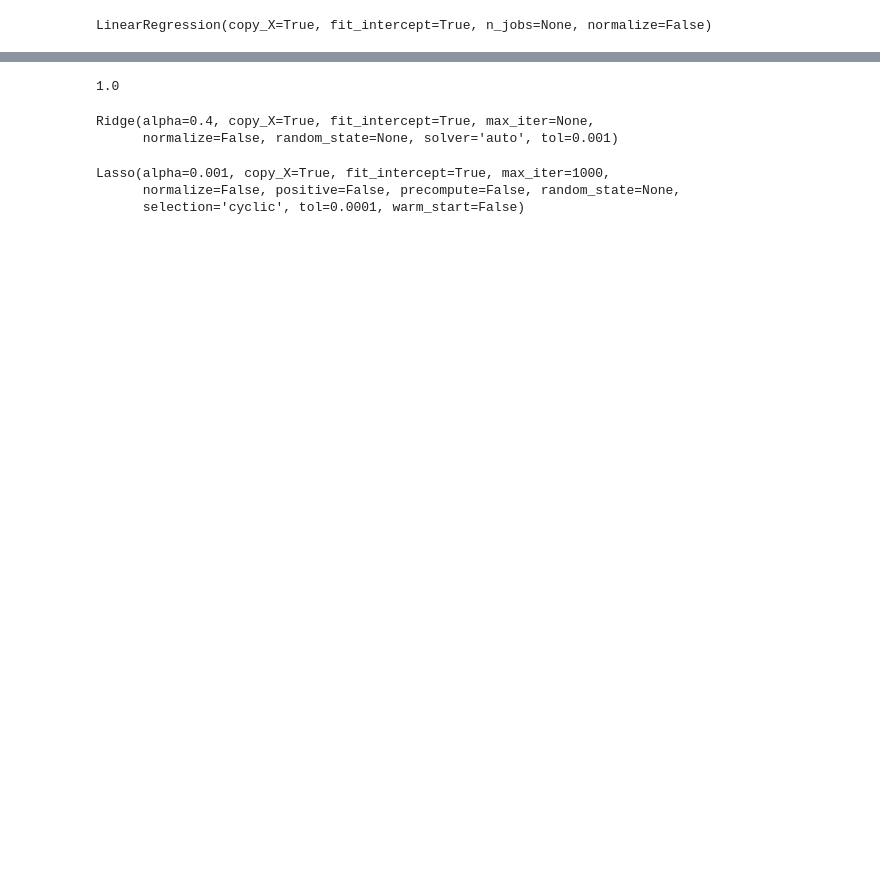
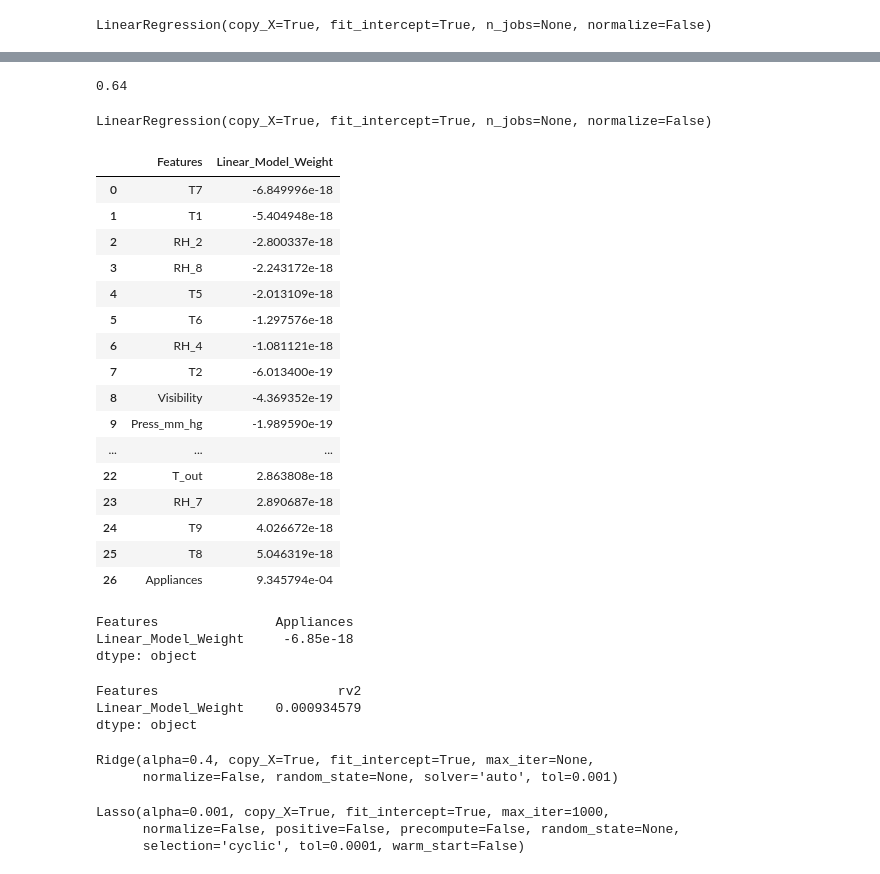
Before and after one commit to ojamoo/My-Git-Project, a Jupyter notebook: Quiz_StageB.ipynb, the cells around one changed output, grey strips where cells are left out. Drawn from its saved outputs; the diff is of its cells as text; code cells hidden in the pictures; blank space fills up the shorter version.

```diff
--- a/Quiz_StageB.ipynb
+++ b/Quiz_StageB.ipynb
@@ -144,6 +197,14 @@ round(rmse,6)
 #R-Squared
 from sklearn.metrics import r2_score
 r2_score=r2_score(y_test,predicted_values)
-round(r2_score,6)
+round(r2_score,2)
 # %% [output]
-1.0
+0.64
+# %%
+#we split our main dataset into the training and testing dataset
+x0_train, x0_test, y0_train, y0_test = train_test_split(features_df, target_variable, test_size=0.3, random_state=42)
+# %%
+#fit the model to the training dataset
+linear_model.fit(x0_train,y0_train)
+# %% [output]
+LinearRegression(copy_X=True, fit_intercept=True, n_jobs=None, normalize=False)
@@ -150,3 +224,36 @@ round(r2_score,6)
+# %%
+linear_model_weights = get_weights_df(linear_model, x0_train, 'Linear_Model_Weight')
+linear_model_weights
+# %% [output]
+|  | Features | Linear_Model_Weight |
+| 0 | T7 | -6.849996e-18 |
+| 1 | T1 | -5.404948e-18 |
+| 2 | RH_2 | -2.800337e-18 |
+| 3 | RH_8 | -2.243172e-18 |
+| 4 | T5 | -2.013109e-18 |
+| 5 | T6 | -1.297576e-18 |
+| 6 | RH_4 | -1.081121e-18 |
+| 7 | T2 | -6.013400e-19 |
+| 8 | Visibility | -4.369352e-19 |
+| 9 | Press_mm_hg | -1.989590e-19 |
+| ... | ... | ... |
+| 22 | T_out | 2.863808e-18 |
+| 23 | RH_7 | 2.890687e-18 |
+| 24 | T9 | 4.026672e-18 |
+| 25 | T8 | 5.046319e-18 |
+| 26 | Appliances | 9.345794e-04 |
+# %%
+linear_model_weights.min()
+# %% [output]
+Features               Appliances
+Linear_Model_Weight     -6.85e-18
+dtype: object
+# %%
+linear_model_weights.max()
+# %% [output]
+Features                       rv2
+Linear_Model_Weight    0.000934579
+dtype: object
 # %%
 #Ridge Regression
 ridge_reg=Ridge(alpha=0.4)
```
Also changed, not shown: parts of 19 cells of this notebook.
